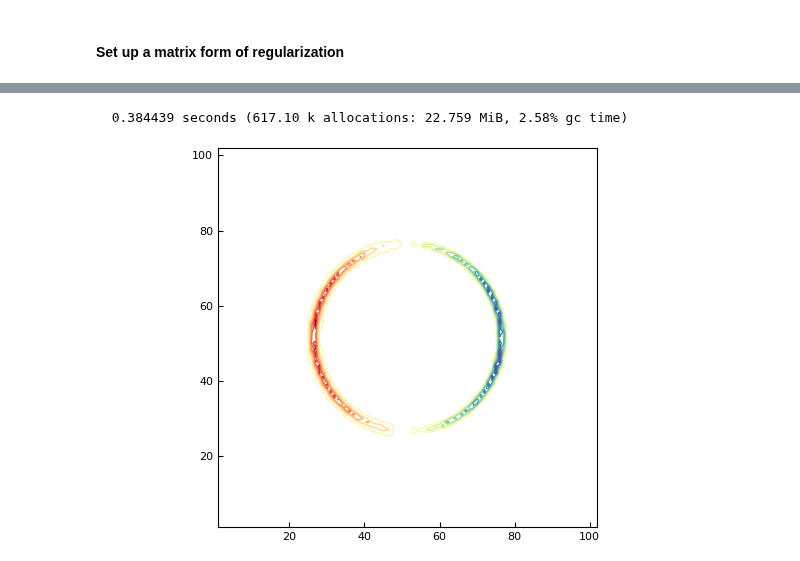
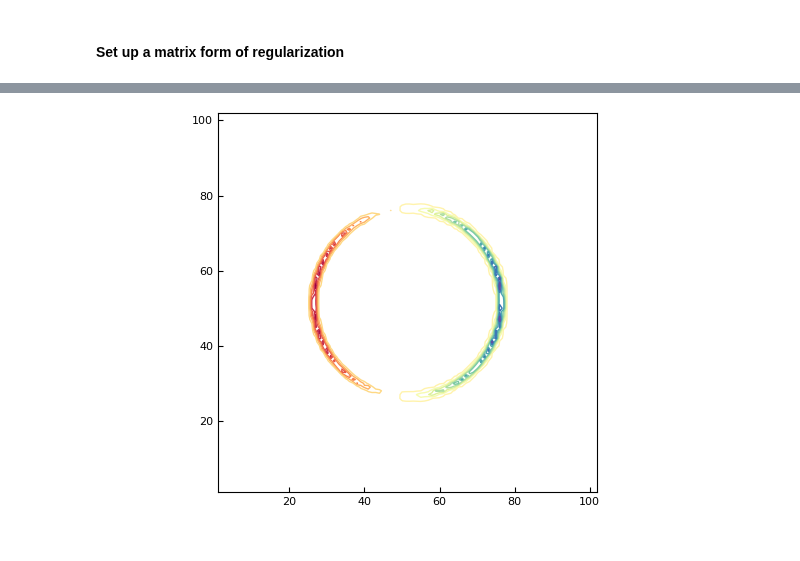
Before and after one commit to JuliaIBPM/ViscousFlow.jl, a Jupyter notebook: examples/Body to field operations.ipynb, the cells around one changed output, grey strips where cells are left out. Cells and saved outputs as stored; diff of their text form; code cells hidden in the pictures.

```diff
--- a/examples/Body to field operations.ipynb
+++ b/examples/Body to field operations.ipynb
@@ -179,10 +179,9 @@ plot(Emat*w)
 g = ScalarData(X)
 g .= cos.(θ[1:n])+ 0.2*rand(n);
 # %%
-@time plot(Hmat*g)
+plot(Hmat*g)
 # %% [output]
-  0.384439 seconds (617.10 k allocations: 22.759 MiB, 2.58% gc time)
-[figure, old version]
+[figure, new version]
 # %%
 g2 = ScalarData(X)
 @time H(g2,w);
```
Also changed, not shown: parts of 6 cells of this notebook, 7 other files.
